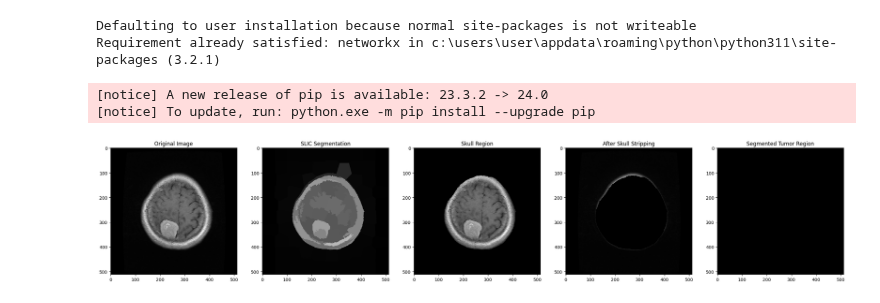
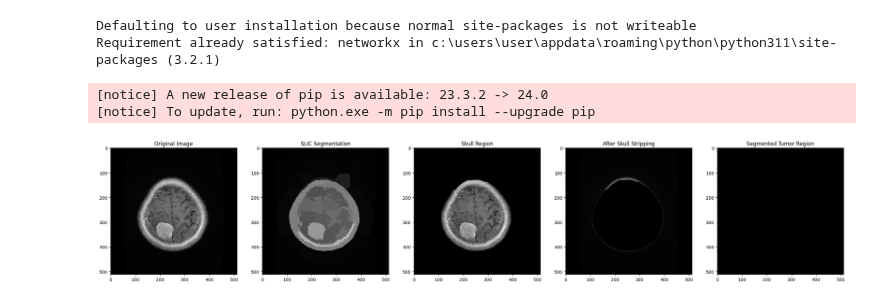
Before and after one commit to waiee/Brain-Tumor-Segmentation, a Jupyter notebook: main.ipynb, the cells around one changed output. Cells and saved outputs as stored; diff of their text form; code cells hidden in the pictures.

```diff
--- a/main.ipynb
+++ b/main.ipynb
@@ -131,7 +131,7 @@ def get_tumor_region(internal_info):
     return tumor_mask_internal
 
 # Read the image
-img = cv2.imread('C:/Users/user/Downloads/final year sem 1/VIP/project/brain tumor dataset/images/182.png', cv2.IMREAD_COLOR)
+img = cv2.imread('C:/Users/user/Downloads/final year sem 1/VIP/project/brain tumor dataset/images/178.png', cv2.IMREAD_COLOR)
 
 # Convert the image from BGR to RGB (for display with matplotlib)
 img_rgb = cv2.cvtColor(img, cv2.COLOR_BGR2RGB)
@@ -173,31 +173,31 @@ segmented_image = cv2.bitwise_and(img_rgb, img_rgb, mask=tumor_mask)
 
 # Get internal information without the skull
 internal_info = cv2.subtract(img_rgb, cv2.cvtColor(tumor_mask, cv2.COLOR_GRAY2RGB))
 
 # Get tumor region from internal information
 tumor_mask_internal = get_tumor_region(internal_info)
 
 # Apply the binary mask to the original image
 segmented_image_internal = cv2.bitwise_and(internal_info, internal_info, mask=tumor_mask_internal)
 
 # Display the original image, SLIC segmentation result, segmented tumor region, internal information, and segmented tumor region from internal info
 fig, ax = plt.subplots(1, 5, figsize=(30, 6))
 
 ax[0].imshow(img_rgb)
 ax[0].set_title('Original Image')
 
 ax[1].imshow(mask)
 ax[1].set_title('SLIC Segmentation')
 
 ax[2].imshow(segmented_image)
 ax[2].set_title('Skull Region')
 
 ax[3].imshow(internal_info)
 ax[3].set_title('After Skull Stripping')
 
 ax[4].imshow(segmented_image_internal)
 ax[4].set_title('Segmented Tumor Region')
 
 plt.show()
 # %% [output]
-[figure, old version]
+[figure, new version]
```
